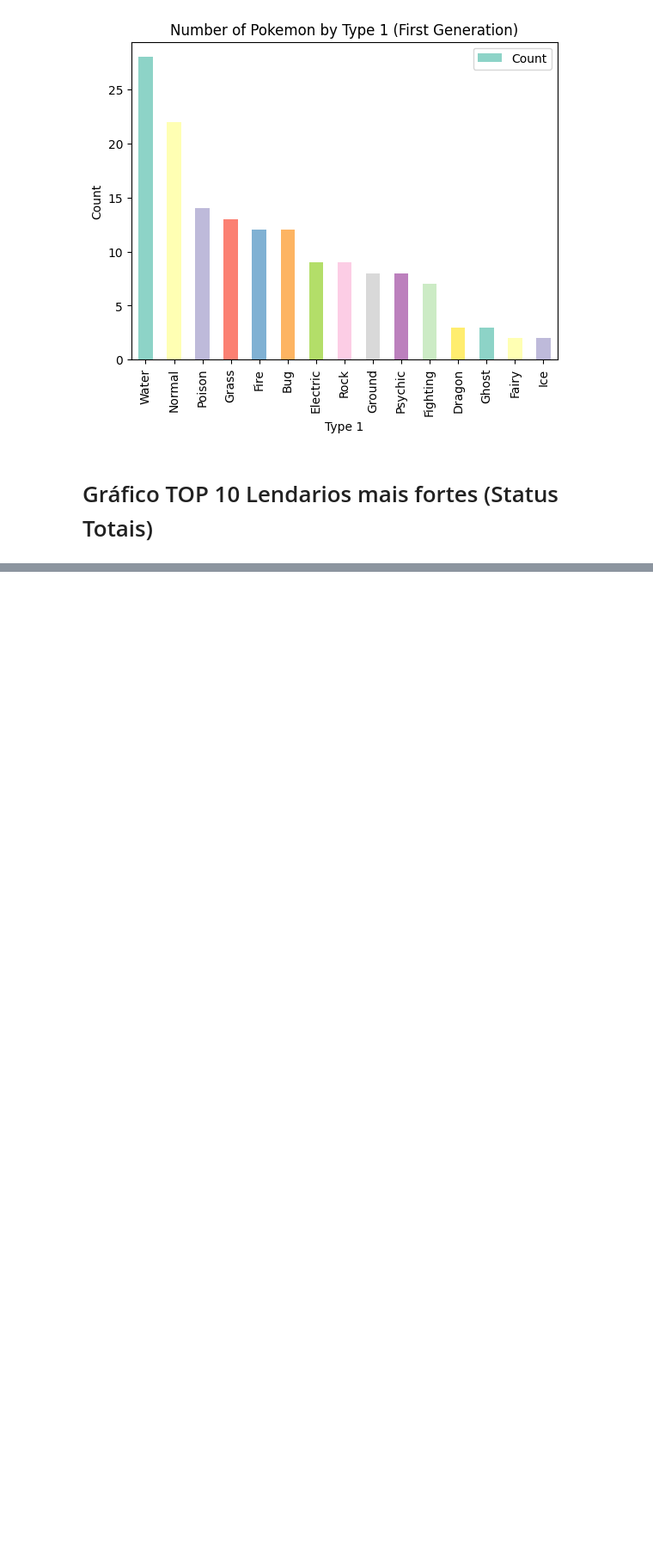
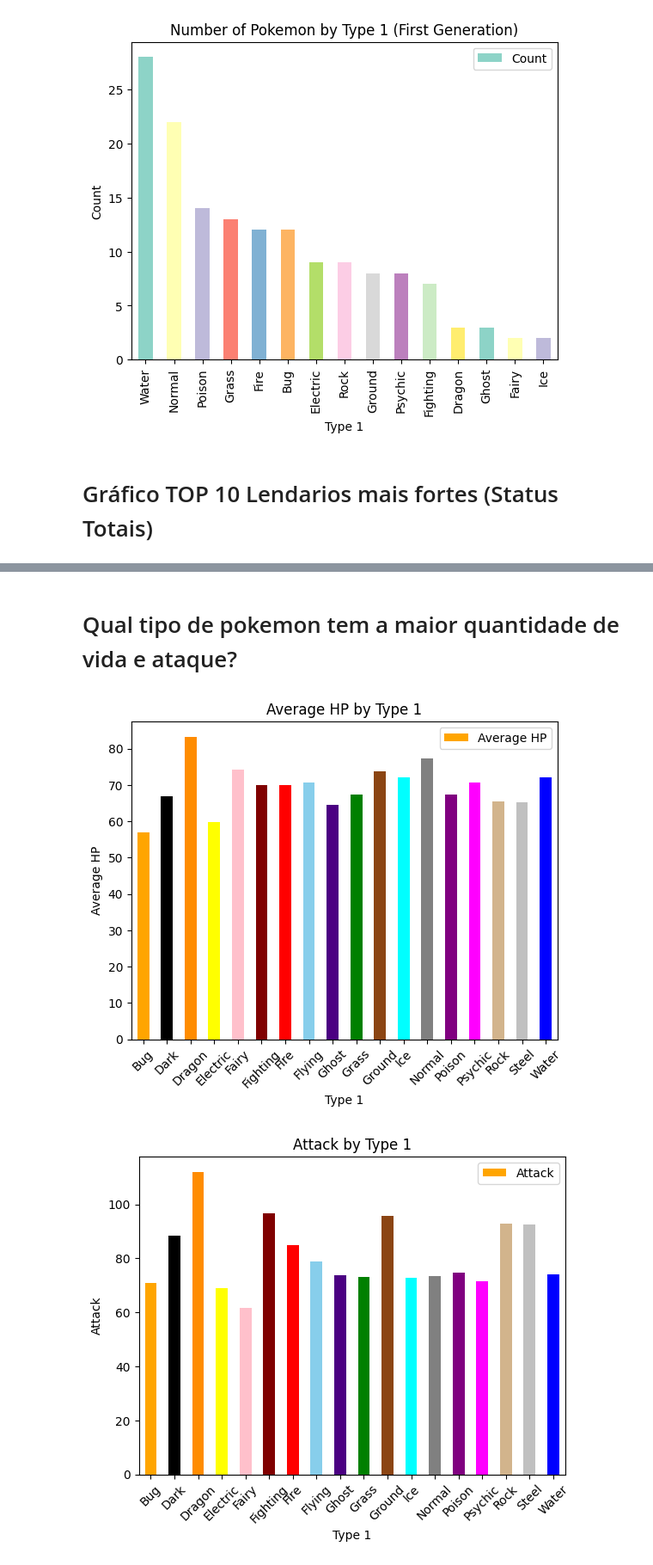
Before and after one commit to Yuri-m-b/pandas, a Jupyter notebook: Pandas Data Science Tutorial.ipynb, the cells around one changed output, grey strips where cells are left out. Shown at 86% size. Drawn from its saved outputs; the diff is of its cells as text; code cells hidden in the pictures; blank space fills up the shorter version.

```diff
--- a/Pandas Data Science Tutorial.ipynb
+++ b/Pandas Data Science Tutorial.ipynb
@@ -219,0 +304,60 @@ plt.show()
+# %% [markdown]
+# Qual tipo de pokemon tem a maior quantidade de vida e ataque?
+# %%
+import pandas as pd
+import matplotlib.pyplot as plt
+
+pokedex = pd.read_csv('pokemon_data.csv')
+
+# Calculate the average 'HP' for each 'Type 1' of Pokemon
+avg_hp_by_type1 = pokedex.groupby('Type 1')['HP'].mean()
+
+# Create a DataFrame with the average 'HP' values
+avg_hp_df = pd.DataFrame({'Type 1': avg_hp_by_type1.index, 'Average HP': avg_hp_by_type1.values})
+
+color_map = {
+    'Grass': 'green',
+    'Fire': 'red',
+    'Water': 'blue',
+    'Bug': 'orange',
+    'Normal': 'gray',
+    'Poison': 'purple',
+    'Electric': 'yellow',
+    'Ground': 'saddlebrown',
+    'Fairy': 'pink',
+    'Fighting': 'maroon',
+    'Psychic': 'magenta',
+    'Rock': 'tan',
+    'Ghost': 'indigo',
+    'Ice': 'aqua',
+    'Dragon': 'darkorange',
+    'Steel': 'silver',
+    'Flying': 'skyblue',
+    'Dark': 'black',
+}
+
+# Plot the bar graph
+avg_hp_df.plot(kind='bar', x='Type 1', y='Average HP', color=avg_hp_df['Type 1'].map(color_map) )
+
+plt.xlabel('Type 1')
+plt.ylabel('Average HP')
+plt.title('Average HP by Type 1')
+plt.xticks(rotation=45)
+plt.show()
+
+# Calculate the average 'HP' for each 'Type 1' of Pokemon
+avg_atk_by_type1 = pokedex.groupby('Type 1')['Attack'].mean()
+
+# Create a DataFrame with the average 'HP' values
+avg_atk_df = pd.DataFrame({'Type 1': avg_atk_by_type1.index, 'Attack': avg_atk_by_type1.values})
+
+avg_atk_df.plot(kind='bar', x='Type 1', y='Attack', color=avg_atk_df['Type 1'].map(color_map) )
+
+plt.xlabel('Type 1')
+plt.ylabel('Attack')
+plt.title('Attack by Type 1')
+plt.xticks(rotation=45)
+plt.show()
+# %% [output]
+[figure, added]
+[figure, added]
```
Also changed, not shown: parts of 15 cells of this notebook.
